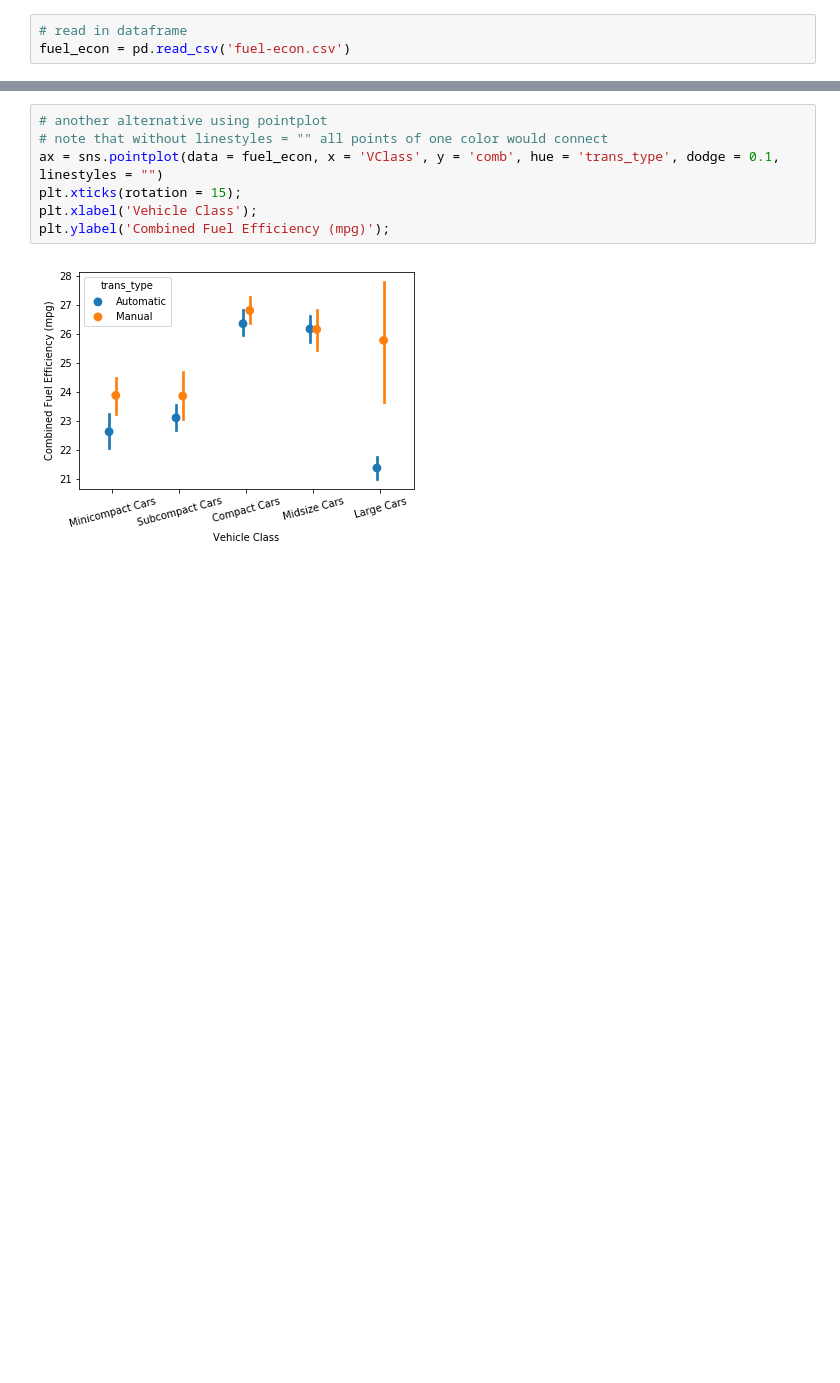
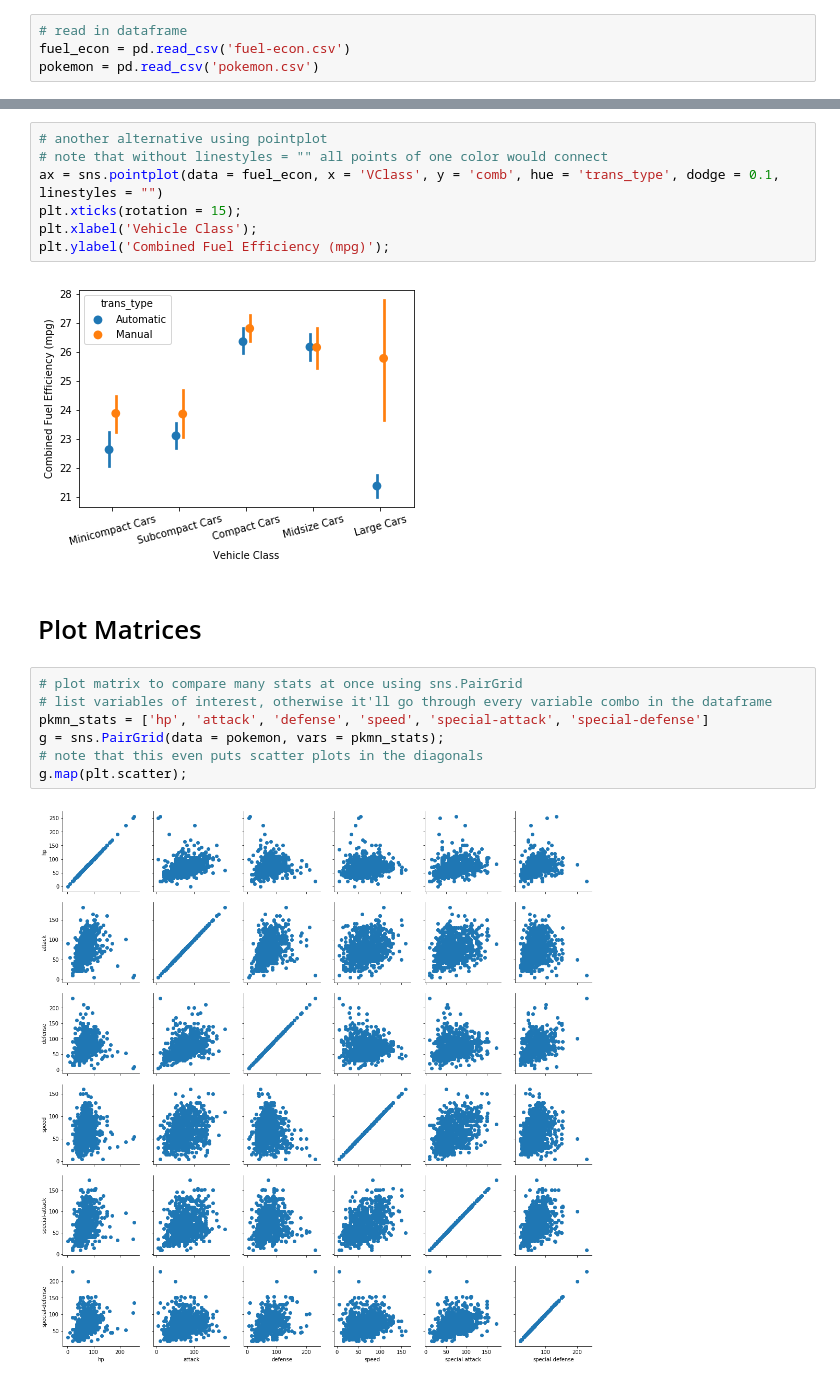
Before and after one commit to deepaksithu/Multivariate_Exploration_of_Data_Notes, a Jupyter notebook: Multivariate_Visualizations.ipynb, the cells around one changed output, grey strips where cells are left out. Cells and saved outputs as stored; diff of their text form; blank space fills up the shorter version.

```diff
--- a/Multivariate_Visualizations.ipynb
+++ b/Multivariate_Visualizations.ipynb
@@ -9,6 +9,7 @@ import seaborn as sns
 # %%
 # read in dataframe
 fuel_econ = pd.read_csv('fuel-econ.csv')
+pokemon = pd.read_csv('pokemon.csv')
 # %%
 # convert VClass column to categorical datatype
 
@@ -272,3 +273,14 @@ plt.xlabel('Vehicle Class');
 plt.ylabel('Combined Fuel Efficiency (mpg)');
 # %% [output]
 [figure]
+# %% [markdown]
+# Plot Matrices
+# %%
+# plot matrix to compare many stats at once using sns.PairGrid
+# list variables of interest, otherwise it'll go through every variable combo in the dataframe
+pkmn_stats = ['hp', 'attack', 'defense', 'speed', 'special-attack', 'special-defense']
+g = sns.PairGrid(data = pokemon, vars = pkmn_stats);
+# note that this even puts scatter plots in the diagonals
+g.map(plt.scatter);
+# %% [output]
+[figure, added]
```
Also changed, not shown: parts of 7 cells of this notebook, 1 other file.
